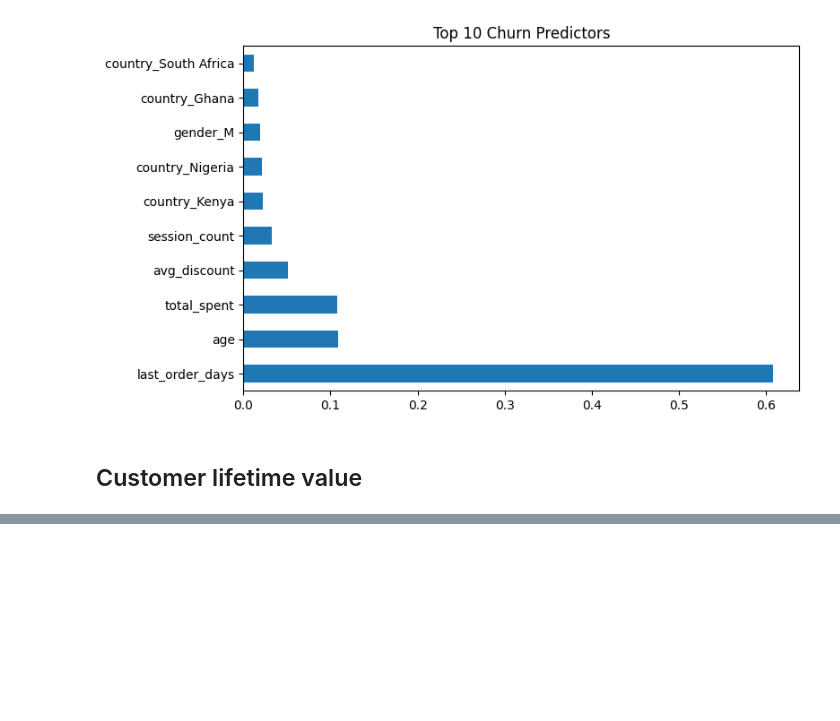
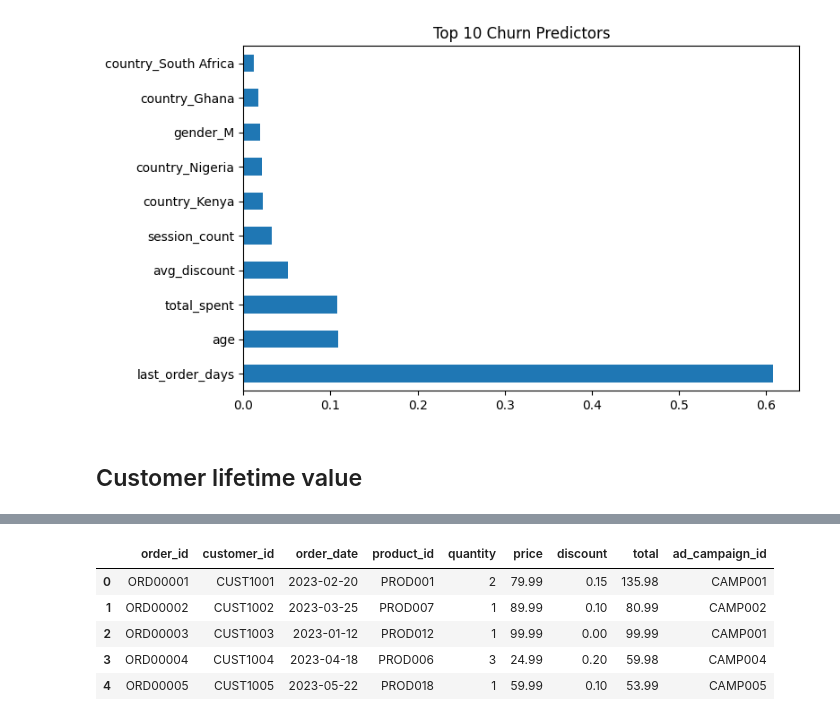
Before and after one commit to Mainabryan/SMART-_ECOMMERCE, a Jupyter notebook: SHOP_SMART_E_COMMERCE.ipynb, the cells around one changed output, grey strips where cells are left out. Saved outputs shown, nothing was run; the diff lists cells and outputs as text; code cells hidden in the pictures; blank space fills up the shorter version.

```diff
--- a/SHOP_SMART_E_COMMERCE.ipynb
+++ b/SHOP_SMART_E_COMMERCE.ipynb
@@ -396,0 +453,83 @@ ROC AUC: 1.000
+# %%
+# ==========================================
+# 🪄 STEP 1: Install and import libraries
+# ==========================================
+!pip install scikit-surprise -q
+
+import pandas as pd
+from surprise import Dataset, Reader, SVD
+from surprise.model_selection import train_test_split
+from surprise import accuracy
+from IPython.display import display
+
+# ==========================================
+# 🧾 STEP 2: Load your dataset (example)
+# ==========================================
+# Assuming you already have your 'orders' and 'products' tables loaded
+# Example structure:
+# orders: customer_id | product_id | quantity | total
+# products: product_id | product_name | category | price
+
+display(orders.head())
+display(product.head())
+
+# ==========================================
+# 🧮 STEP 3: Create a rating matrix
+# ==========================================
+# We’ll treat total purchase amount or quantity as the “rating”
+ratings = orders[['customer_id', 'product_id', 'total']].copy()
+ratings.rename(columns={'total': 'rating'}, inplace=True)
+
+# ==========================================
+# ⚙️ STEP 4: Prepare data for training
+# ==========================================
+# Surprise requires a specific Reader object to understand the scale of ratings
+reader = Reader(rating_scale=(ratings['rating'].min(), ratings['rating'].max()))
+data = Dataset.load_from_df(ratings[['customer_id', 'product_id', 'rating']], reader)
+
+# Split into train and test sets
+trainset, testset = train_test_split(data, test_size=0.2, random_state=42)
+
+# ==========================================
+# 🤖 STEP 5: Train the SVD model
+# ==========================================
+model = SVD(n_factors=50, random_state=42)
+model.fit(trainset)
+
+# Evaluate accuracy
+predictions = model.test(testset)
+print(f"RMSE: {accuracy.rmse(predictions):.3f}")
+
+# ==========================================
+# 🎯 STEP 6: Recommend products for a customer
+# ==========================================
+def recommend_products(customer_id, n=3):
+    """Recommend top N products for a given customer_id"""
+    all_products = product['product_id'].unique()
+    already_bought = orders[orders['customer_id'] == customer_id]['product_id'].unique()
+    to_predict = [pid for pid in all_products if pid not in already_bought]
+
+    preds = [model.predict(customer_id, pid) for pid in to_predict]
+    top_n = sorted(preds, key=lambda x: x.est, reverse=True)[:n]
+
+    # Show names instead of just IDs
+    recommendations = []
+    for p in top_n:
+        product_name = products.loc[products['product_id'] == p.iid, 'product_name'].values[0]
+        recommendations.append({'Product': product_name, 'Predicted_Score': round(p.est, 2)})
+
+    return pd.DataFrame(recommendations)
+
+# ==========================================
+# 🧍 STEP 7: Test for one customer
+# ==========================================
+customer_id = 'CUST1001'  # Replace with any ID from your data
+print(f"Top 3 recommendations for {customer_id}:")
+display(recommend_products(customer_id, n=3))
+# %% [output]
+|  | order_id | customer_id | order_date | product_id | quantity | price | discount | total | ad_campaign_id |
+| 0 | ORD00001 | CUST1001 | 2023-02-20 | PROD001 | 2 | 79.99 | 0.15 | 135.98 | CAMP001 |
+| 1 | ORD00002 | CUST1002 | 2023-03-25 | PROD007 | 1 | 89.99 | 0.10 | 80.99 | CAMP002 |
+| 2 | ORD00003 | CUST1003 | 2023-01-12 | PROD012 | 1 | 99.99 | 0.00 | 99.99 | CAMP001 |
+| 3 | ORD00004 | CUST1004 | 2023-04-18 | PROD006 | 3 | 24.99 | 0.20 | 59.98 | CAMP004 |
+| 4 | ORD00005 | CUST1005 | 2023-05-22 | PROD018 | 1 | 59.99 | 0.10 | 53.99 | CAMP005 |
```
Also changed, not shown: parts of 11 cells of this notebook.
